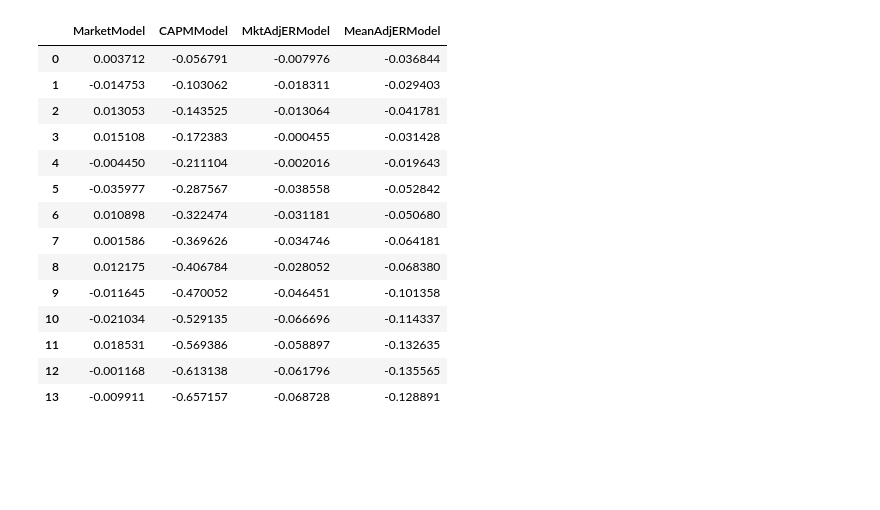
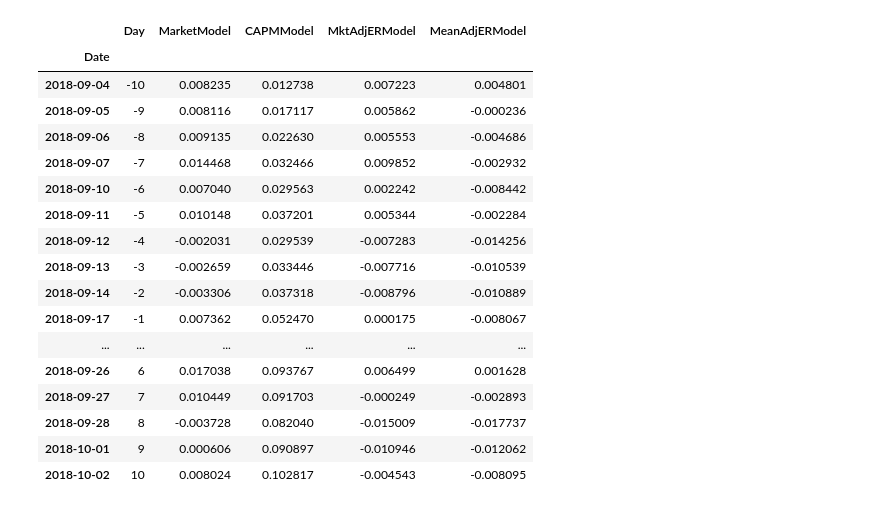
Before and after one commit to anirban2294/Dividend_Forecasting, a Jupyter notebook: HW1_Anirban.ipynb, the cells around one changed output. Cells and saved outputs as stored; diff of their text form; code cells hidden in the pictures; blank space fills up the shorter version.

```diff
--- a/HW1_Anirban.ipynb
+++ b/HW1_Anirban.ipynb
@@ -50,5 +86,4 @@ plt.show()
 # %%
 #Separate dataset for return calculation
 data_ret = dataraw.loc[:,["Date", "Price", "Volume", "HolPerReturn", "MarketReturn"]].dropna().reset_index(drop = True).copy()
-data_ret['RFR'] = data_ret['Date'].apply(lambda x: data_rfr[data_rfr['Date']>x]["RFR"].reset_index(drop=True)[0])
-data_ret
+data_ret['RFR'] = data_ret['Date'].apply(lambda x: data_rfr[data_rfr['Date']>x]["RFR"].reset_index(drop=True)[0])/100
@@ -139,3 +145,8 @@ dividend_meta
 # %%
-#Set index
-i = 330
+#Set index for lasvegas
+#i = 33
+#Set index for JPMorgan
+i = 75
+
+dec_date = dividend_meta['DeclarationDate'][i]
+print(dec_date)
@@ -167,8 +281,8 @@ MktModel_beta = MktModel.params[1]
 MktModel_AR = data_evt["HolPerReturn"] - MktModel_alpha - MktModel_beta * data_evt["MarketReturn"]
 MktModel_CAR = MktModel_AR.cumsum()
 
-data_evt = data_ret[(data_ret['Date'] >= evt_st) & (data_ret['Date'] <= evt_ed)].reset_index(drop=True).copy()
-CAPMModel = sm.OLS(data_evt["HolPerReturn"].astype(float) - data_evt["RFR"].astype(float), sm.add_constant(data_evt['MarketReturn'].astype(float) - data_evt["RFR"].astype(float))).fit()
+CAPMModel = sm.OLS(data_est["HolPerReturn"].astype(float) - data_est["RFR"].astype(float),
+                   sm.add_constant(data_est['MarketReturn'].astype(float) - data_est["RFR"].astype(float))).fit()
 CAPMModel_beta = CAPMModel.params[0]
 CAPMModel_AR = data_evt["HolPerReturn"] - data_evt["RFR"] - CAPMModel_beta * (data_evt['MarketReturn'] - data_evt["RFR"])
 CAPMModel_CAR = CAPMModel_AR.cumsum()
@@ -181,12 +324,32 @@ MeanAER_CAR = MeanAER_AR.cumsum()
 # %%
 AR_Table = pd.DataFrame()
+AR_Table['Day'] = range(-10,11)
 AR_Table['MarketModel'] = MktModel_AR
 AR_Table['CAPMModel'] = CAPMModel_AR
 AR_Table['MktAdjERModel'] = MktAER_AR
 AR_Table['MeanAdjERModel'] = MeanAER_AR
+AR_Table.index = data_evt['Date']
 
 CAR_Table = pd.DataFrame()
-CAR_Table['MarketModel'] = MktModel_AR
+CAR_Table['Day'] = range(-10,11)
+CAR_Table['MarketModel'] = MktModel_CAR
 CAR_Table['CAPMModel'] = CAPMModel_CAR
 CAR_Table['MktAdjERModel'] = MktAER_CAR
 CAR_Table['MeanAdjERModel'] = MeanAER_CAR
+CAR_Table.index = data_evt['Date']
+
+Tstat_Table = pd.DataFrame()
+Tstat_Table['Day'] = range(-10,11)
+Tstat_Table['MarketModel'] = MktModel_AR/Mkt_SE
+Tstat_Table['CAPMModel'] = CAPMModel_AR/CAPM_SE
+Tstat_Table['MktAdjERModel'] = MktAER_AR/MAER_SE
+Tstat_Table['MeanAdjERModel'] = MeanAER_AR/MeAER_SE
+Tstat_Table.index = data_evt['Date']
+
+PValue_Table = pd.DataFrame()
+PValue_Table['Day'] = range(-10,11)
+PValue_Table['MarketModel'] = 2 * stats.t.sf(abs(MktModel_AR/Mkt_SE), len(data_evt)-2)
+PValue_Table['CAPMModel'] = 2 * stats.t.sf(abs(CAPMModel_AR/CAPM_SE), len(data_evt)-2)
+PValue_Table['MktAdjERModel'] = 2 * stats.t.sf(abs(MktAER_AR/MAER_SE), len(data_evt)-1)
+PValue_Table['MeanAdjERModel'] = 2 * stats.t.sf(abs(MeanAER_AR/MeAER_SE), len(data_evt)-1)
+PValue_Table.index = data_evt['Date']
@@ -211,18 +382,22 @@ AR_Table
 # %%
+CAR_Table.to_csv (r'CAR_Table.csv', index = True, header=True)
 CAR_Table
 # %% [output]
-|  | MarketModel | CAPMModel | MktAdjERModel | MeanAdjERModel |
-| 0 | 0.003712 | -0.056791 | -0.007976 | -0.036844 |
-| 1 | -0.014753 | -0.103062 | -0.018311 | -0.029403 |
-| 2 | 0.013053 | -0.143525 | -0.013064 | -0.041781 |
-| 3 | 0.015108 | -0.172383 | -0.000455 | -0.031428 |
-| 4 | -0.004450 | -0.211104 | -0.002016 | -0.019643 |
-| 5 | -0.035977 | -0.287567 | -0.038558 | -0.052842 |
-| 6 | 0.010898 | -0.322474 | -0.031181 | -0.050680 |
-| 7 | 0.001586 | -0.369626 | -0.034746 | -0.064181 |
-| 8 | 0.012175 | -0.406784 | -0.028052 | -0.068380 |
-| 9 | -0.011645 | -0.470052 | -0.046451 | -0.101358 |
-| 10 | -0.021034 | -0.529135 | -0.066696 | -0.114337 |
-| 11 | 0.018531 | -0.569386 | -0.058897 | -0.132635 |
-| 12 | -0.001168 | -0.613138 | -0.061796 | -0.135565 |
-| 13 | -0.009911 | -0.657157 | -0.068728 | -0.128891 |
+|  | Day | MarketModel | CAPMModel | MktAdjERModel | MeanAdjERModel |
+| Date |  |  |  |  |  |
+| 2018-09-04 | -10 | 0.008235 | 0.012738 | 0.007223 | 0.004801 |
+| 2018-09-05 | -9 | 0.008116 | 0.017117 | 0.005862 | -0.000236 |
+| 2018-09-06 | -8 | 0.009135 | 0.022630 | 0.005553 | -0.004686 |
+| 2018-09-07 | -7 | 0.014468 | 0.032466 | 0.009852 | -0.002932 |
+| 2018-09-10 | -6 | 0.007040 | 0.029563 | 0.002242 | -0.008442 |
+| 2018-09-11 | -5 | 0.010148 | 0.037201 | 0.005344 | -0.002284 |
+| 2018-09-12 | -4 | -0.002031 | 0.029539 | -0.007283 | -0.014256 |
+| 2018-09-13 | -3 | -0.002659 | 0.033446 | -0.007716 | -0.010539 |
+| 2018-09-14 | -2 | -0.003306 | 0.037318 | -0.008796 | -0.010889 |
+| 2018-09-17 | -1 | 0.007362 | 0.052470 | 0.000175 | -0.008067 |
+| ... | ... | ... | ... | ... | ... |
+| 2018-09-26 | 6 | 0.017038 | 0.093767 | 0.006499 | 0.001628 |
+| 2018-09-27 | 7 | 0.010449 | 0.091703 | -0.000249 | -0.002893 |
+| 2018-09-28 | 8 | -0.003728 | 0.082040 | -0.015009 | -0.017737 |
+| 2018-10-01 | 9 | 0.000606 | 0.090897 | -0.010946 | -0.012062 |
+| 2018-10-02 | 10 | 0.008024 | 0.102817 | -0.004543 | -0.008095 |
```
Also changed, not shown: parts of 47 cells of this notebook, 1 other file.
